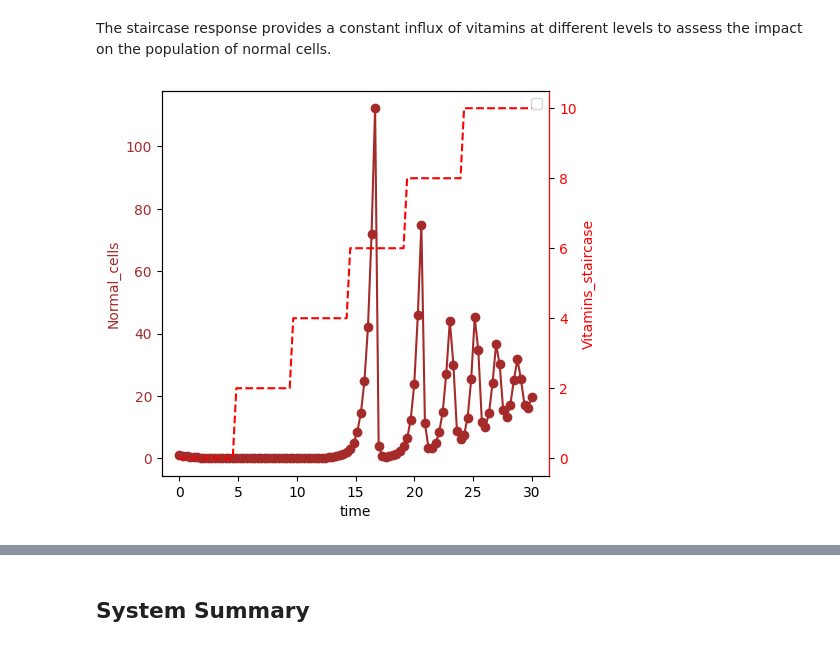
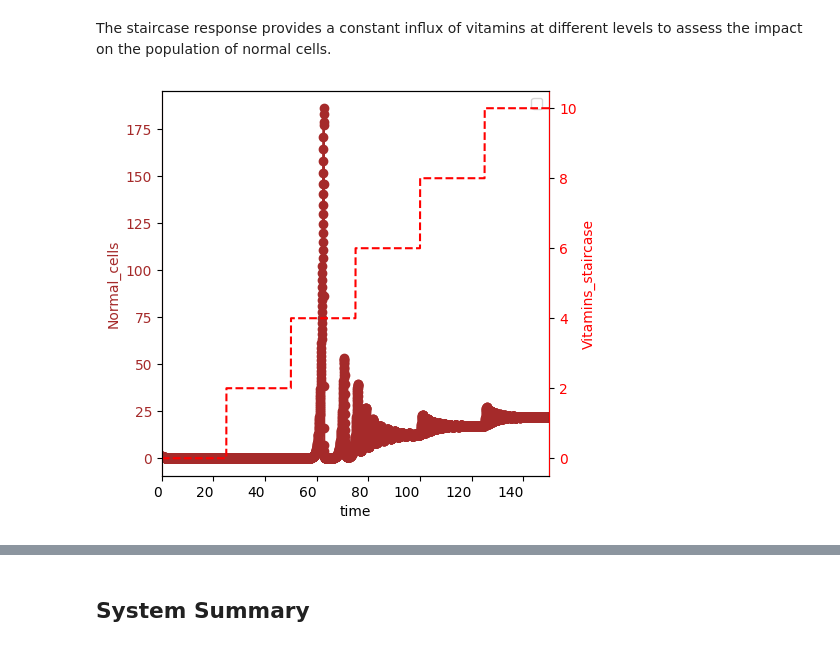
Before and after one commit to ModelEngineering/controlSBML, a Jupyter notebook: examples/cancer-vitamins.ipynb, the cells around one changed output, grey strips where cells are left out. Drawn from its saved outputs; the diff is of its cells as text; code cells hidden in the pictures.

```diff
--- a/examples/cancer-vitamins.ipynb
+++ b/examples/cancer-vitamins.ipynb
@@ -66,8 +40,9 @@ These plots are not controlled experiments and so it's difficult to see the rela
 The staircase response provides a constant influx of vitamins at different levels to assess the impact on the population of normal cells.
 # %%
 CTLSB.setSystem(input_name="Vitamins", output_name="Normal_cells", is_fixed_input_species=True)
-_ = CTLSB.plotStaircaseResponse(initial_value=0, final_value=10)
+_ = CTLSB.plotStaircaseResponse(initial_value=0, final_value=10,
+                               times=np.linspace(0, 150, 5000))
 # %% [output]
-[figure, old version]
+[figure, new version]
 # %%
 # Constants based on staircase response
```
Also changed, not shown: parts of 26 cells of this notebook, 10 other files.
